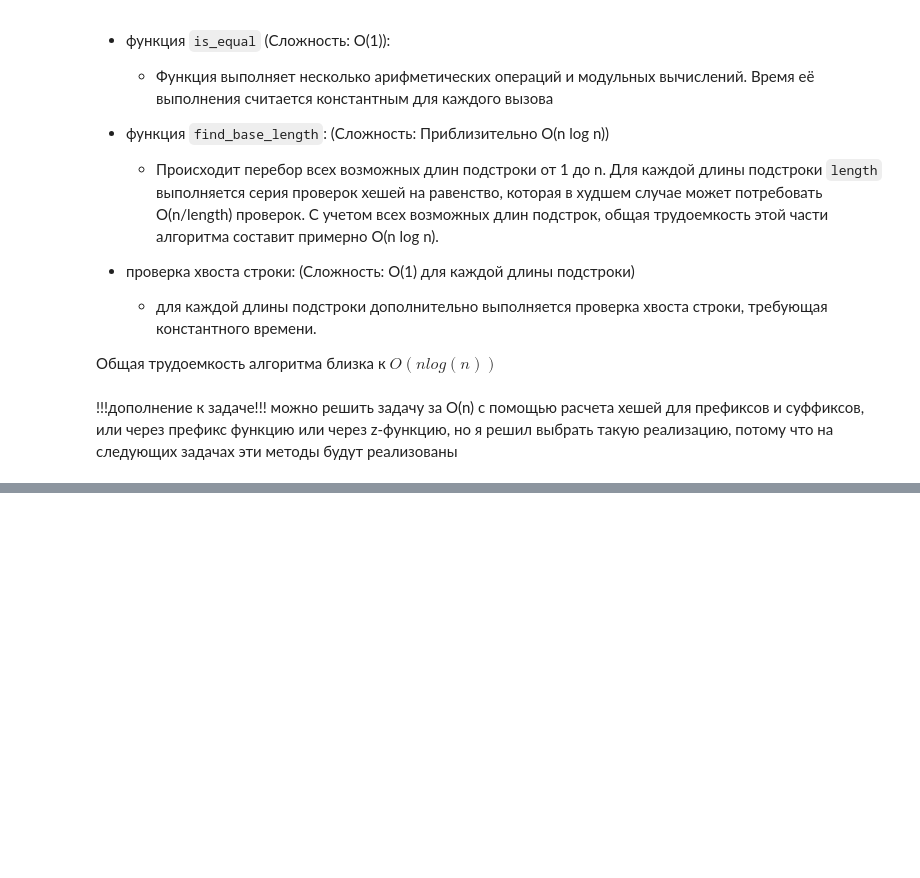
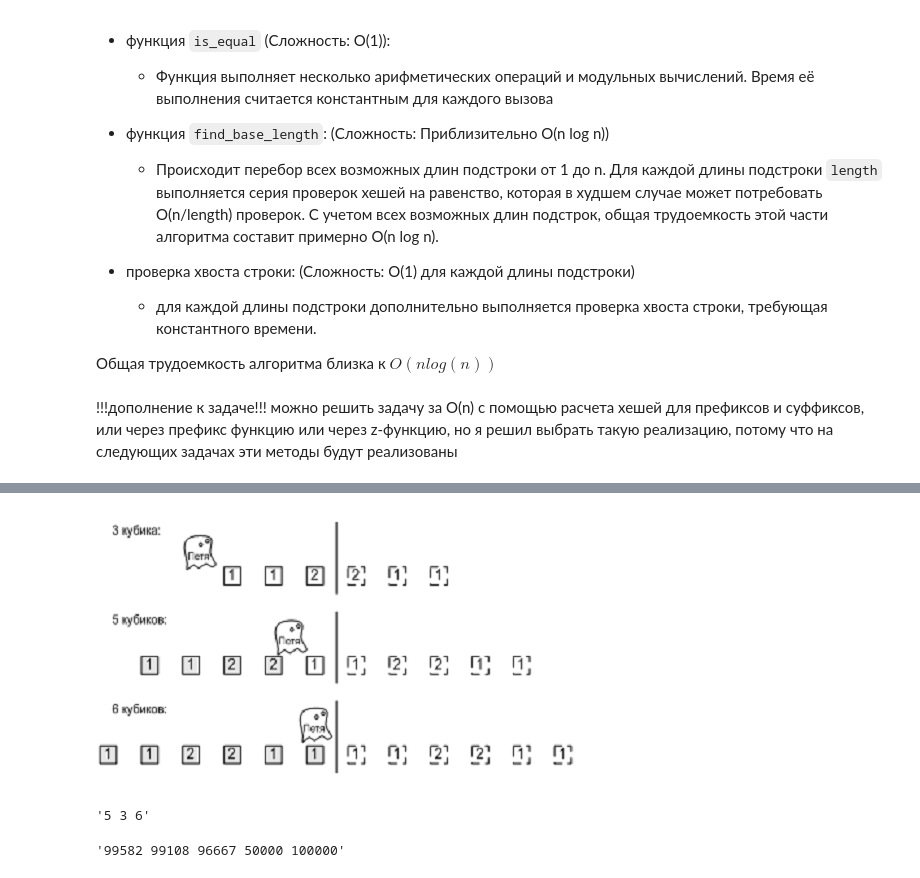
Before and after one commit to alex-sokolov2011/ds_interview_prep_resources, a Jupyter notebook: algo/algorithms.ipynb, the cells around one changed output, grey strips where cells are left out. Saved outputs shown, nothing was run; the diff lists cells and outputs as text; code cells hidden in the pictures; blank space fills up the shorter version.

```diff
--- a/algo/algorithms.ipynb
+++ b/algo/algorithms.ipynb
@@ -1889,0 +1973,5 @@ solution1(TEST_FOLDER + 'test_17_my.txt')
+# %%
+from IPython.display import Image
+Image(filename='./pictures/19_4_2_D.png')
+# %% [output]
+[figure, added]
@@ -1889,0 +2028,8 @@ solution1(TEST_FOLDER + 'test_17_my.txt')
+# %%
+solution1(TEST_FOLDER + 'test_19_01.txt')
+# %% [output]
+'5 3 6'
+# %%
+solution1(TEST_FOLDER + 'test_19_16.txt')
+# %% [output]
+'99582 99108 96667 50000 100000'
```
Also changed, not shown: parts of 5 cells of this notebook, 4 other files.
